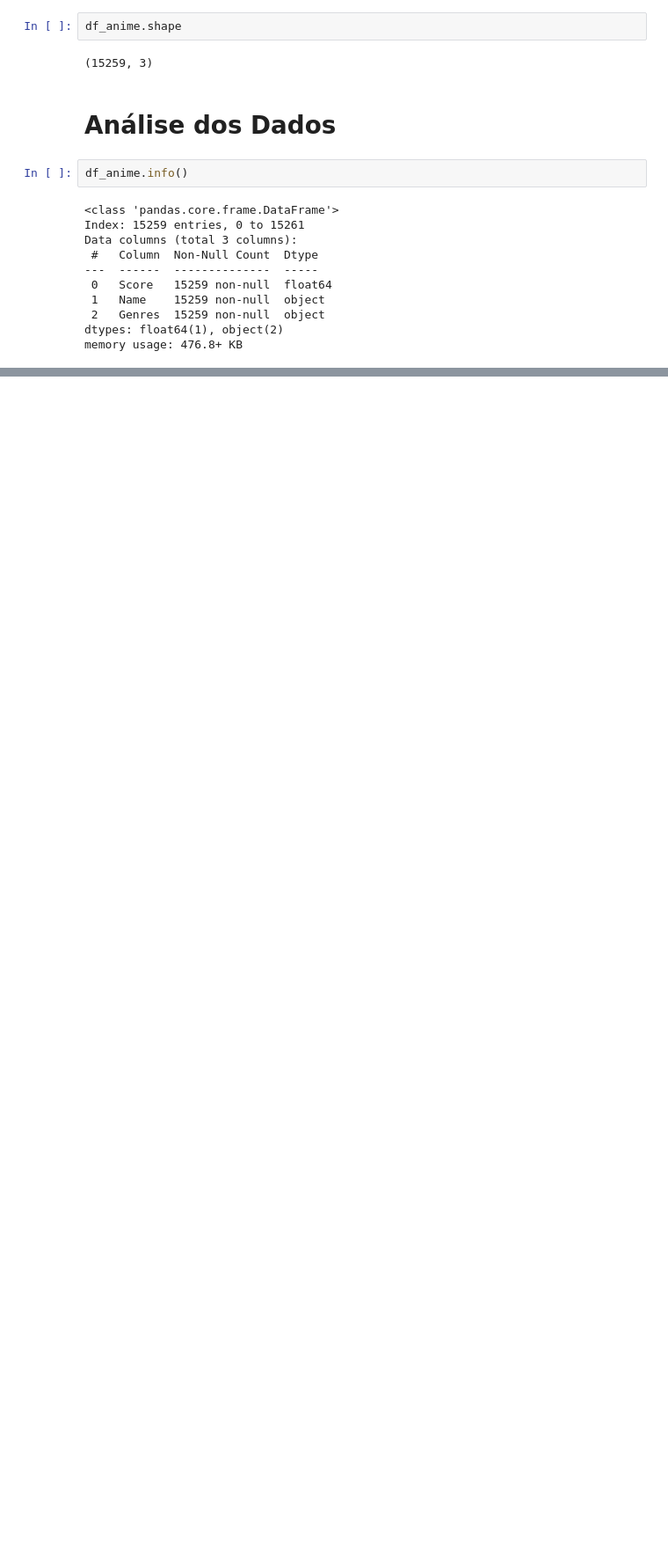
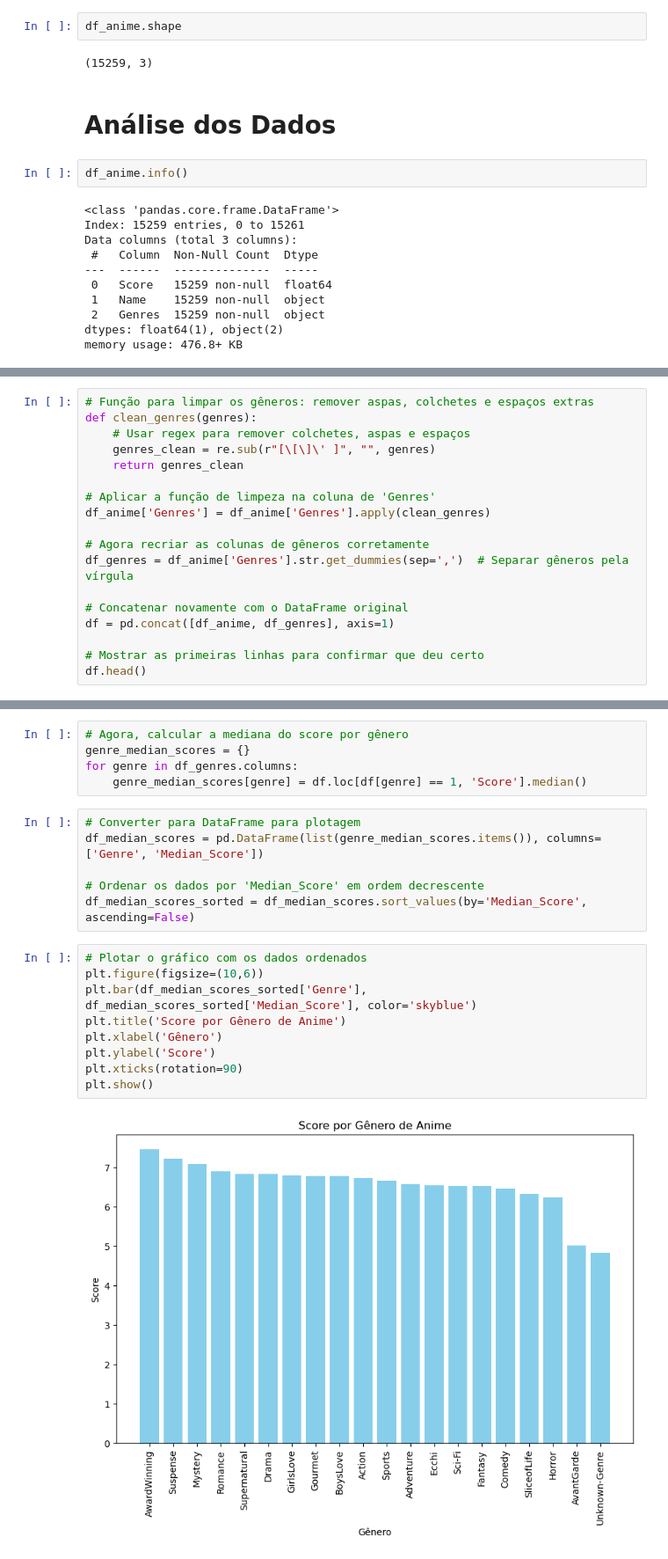
Before and after one commit to BrunoMatheus96/ProjetoBMSL-Popularidade_de_Animes, a Jupyter notebook: Popularidade_de_Anime.ipynb, the cells around one changed output, grey strips where cells are left out. Shown at 88% size. Saved outputs shown, nothing was run; the diff lists cells and outputs as text; blank space fills up the shorter version.

```diff
--- a/Popularidade_de_Anime.ipynb
+++ b/Popularidade_de_Anime.ipynb
@@ -241,0 +183,18 @@ Com o gráfico podemos concluir que animes premiados, suspense e Mistérios são
+# %%
+# Função para limpar os gêneros: remover aspas, colchetes e espaços extras
+def clean_genres(genres):
+    # Usar regex para remover colchetes, aspas e espaços
+    genres_clean = re.sub(r"[\[\]\' ]", "", genres)
+    return genres_clean
+
+# Aplicar a função de limpeza na coluna de 'Genres'
+df_anime['Genres'] = df_anime['Genres'].apply(clean_genres)
+
+# Agora recriar as colunas de gêneros corretamente
+df_genres = df_anime['Genres'].str.get_dummies(sep=',')  # Separar gêneros pela vírgula
+
+# Concatenar novamente com o DataFrame original
+df = pd.concat([df_anime, df_genres], axis=1)
+
+# Mostrar as primeiras linhas para confirmar que deu certo
+df.head()
@@ -241,0 +209,22 @@ Com o gráfico podemos concluir que animes premiados, suspense e Mistérios são
+# %%
+# Agora, calcular a mediana do score por gênero
+genre_median_scores = {}
+for genre in df_genres.columns:
+    genre_median_scores[genre] = df.loc[df[genre] == 1, 'Score'].median()
+# %%
+# Converter para DataFrame para plotagem
+df_median_scores = pd.DataFrame(list(genre_median_scores.items()), columns=['Genre', 'Median_Score'])
+
+# Ordenar os dados por 'Median_Score' em ordem decrescente
+df_median_scores_sorted = df_median_scores.sort_values(by='Median_Score', ascending=False)
+# %%
+# Plotar o gráfico com os dados ordenados
+plt.figure(figsize=(10,6))
+plt.bar(df_median_scores_sorted['Genre'], df_median_scores_sorted['Median_Score'], color='skyblue')
+plt.title('Score por Gênero de Anime')
+plt.xlabel('Gênero')
+plt.ylabel('Score')
+plt.xticks(rotation=90)
+plt.show()
+# %% [output]
+[figure, added]
```
Also changed, not shown: parts of 9 cells of this notebook.
